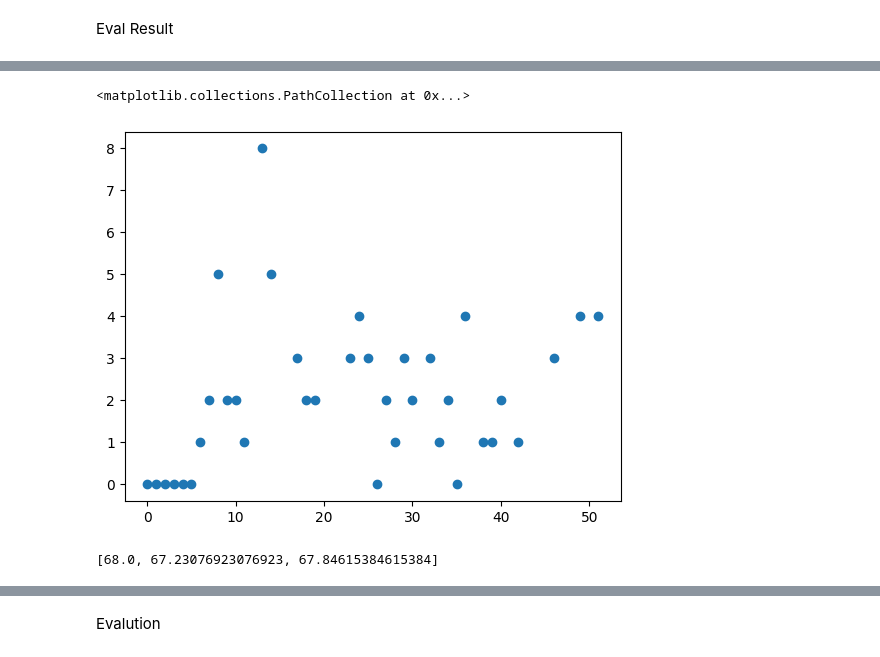
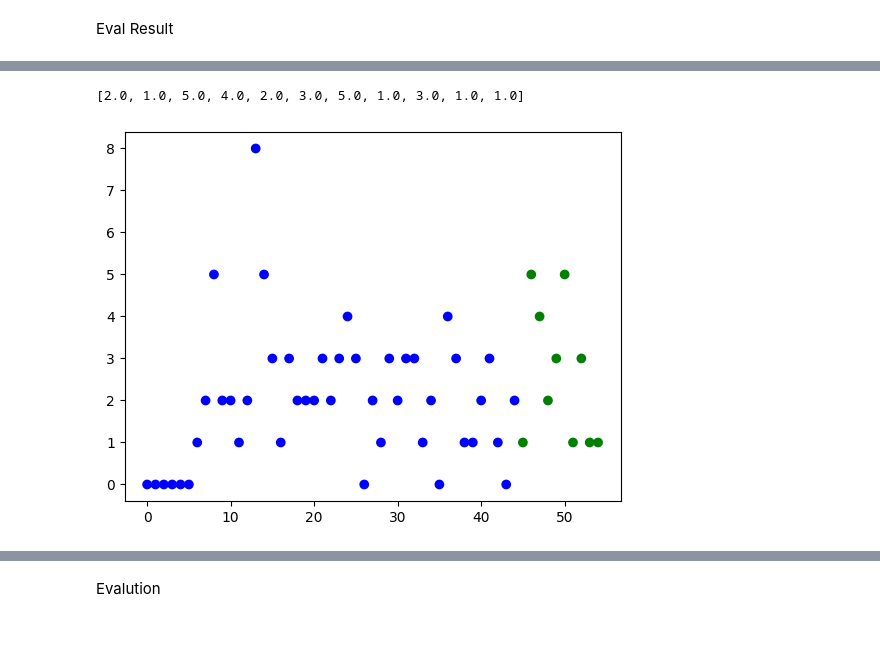
Before and after one commit to jiajingk/train_vima, a Jupyter notebook: visualize.ipynb, the cells around one changed output, grey strips where cells are left out. Saved outputs shown, nothing was run; the diff lists cells and outputs as text; code cells hidden in the pictures.

```diff
--- a/visualize.ipynb
+++ b/visualize.ipynb
@@ -268,14 +268,18 @@ def extract_avg_success(trace: List[Tuple[int, Dict[str, float]]]):
         list(x[0] for x in trace),
         list(sum(x[1].values()) / len(x[1]) for x in trace)
     )
-# %%
-x, y = extract_single_success("17", success_rate_trace)
-plt.scatter(x, y)
-# %% [output]
-<matplotlib.collections.PathCollection at 0x...>
-[figure, removed]
-# %%
-ys[-5:]
-# %% [output]
-[68.0, 67.23076923076923, 67.84615384615384]
+# %%
+xs, ys = extract_single_success("17", success_rate_trace)
+def decide(i):
+    if i < 45:
+        return 'b'
+    elif 45 <= i <= 55:
+        return 'g'
+    return 'r'
+colors = [decide(x) for x in xs]
+_ = plt.scatter(xs, ys, color=colors)
+ys[-11:]
+# %% [output]
+[2.0, 1.0, 5.0, 4.0, 2.0, 3.0, 5.0, 1.0, 3.0, 1.0, 1.0]
+[figure, added]
 # %%
```
Also changed, not shown: parts of 12 cells of this notebook, 5 other files.
